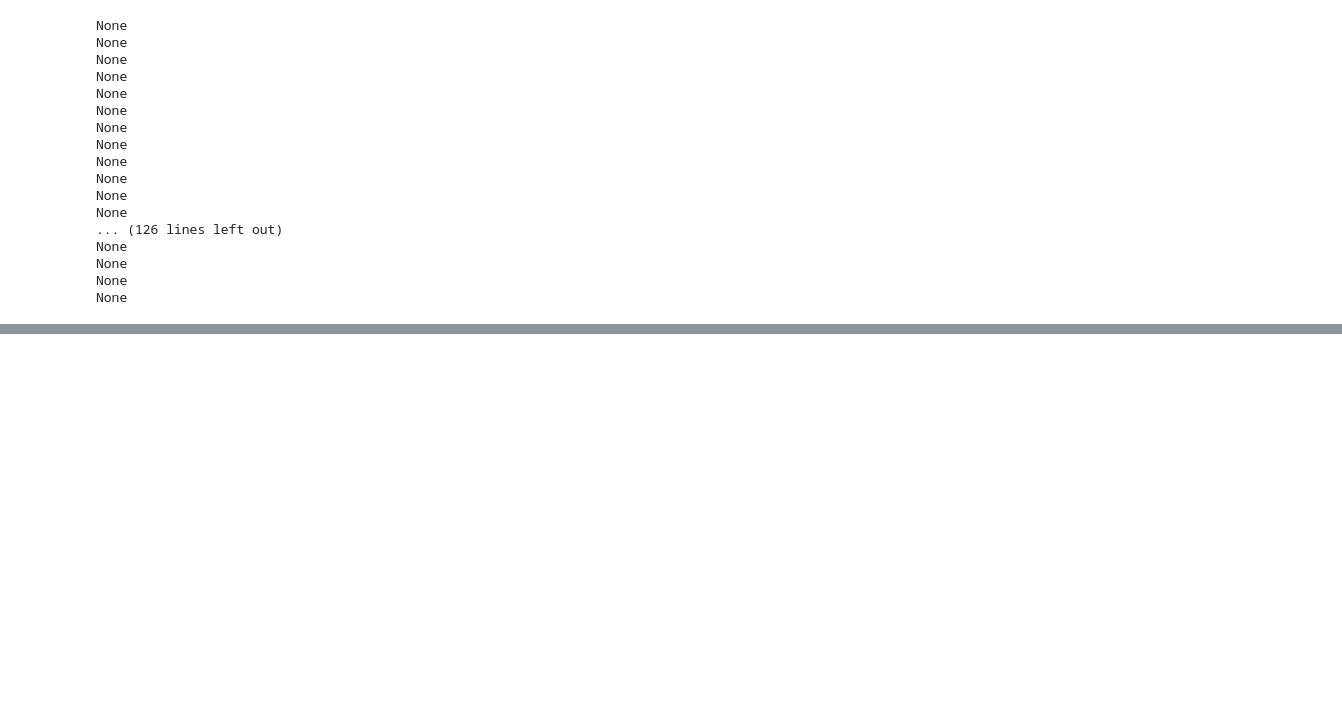
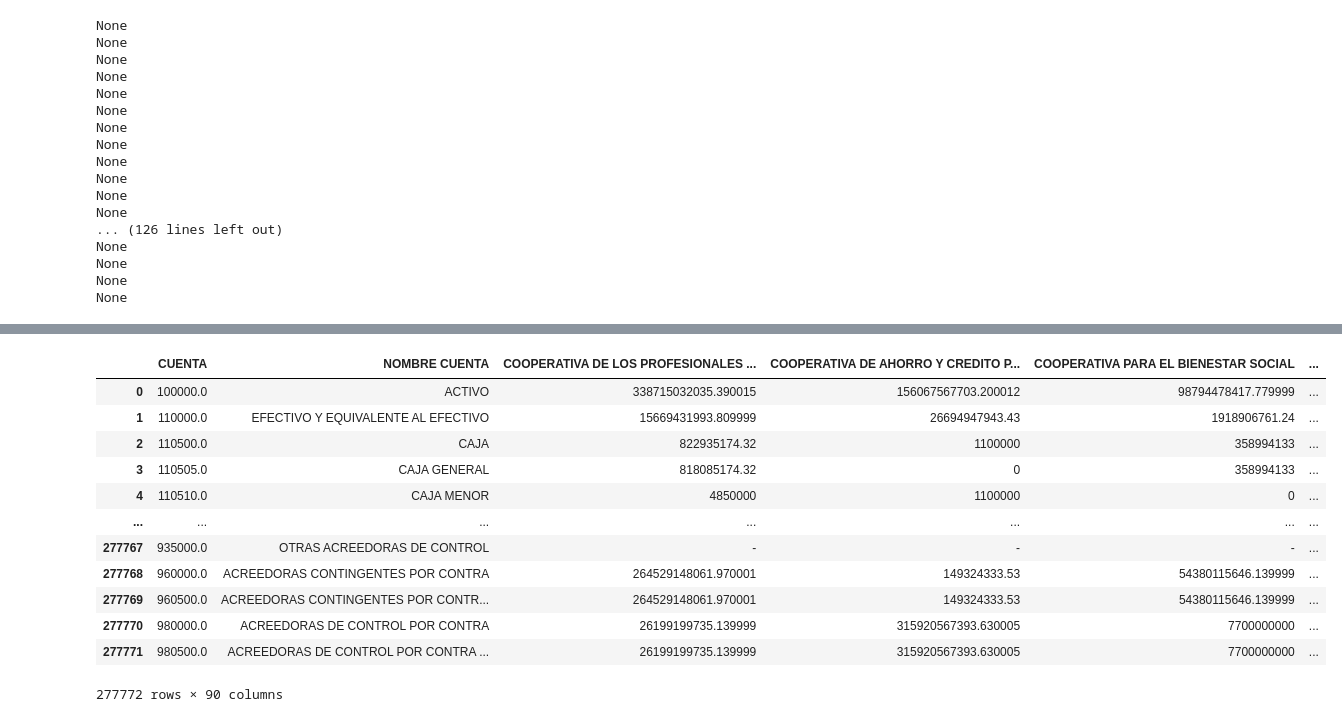
Before and after one commit to awitadelulo/CAMEL_Model_FI, a Jupyter notebook: web_Scraping.ipynb, the cells around one changed output, grey strips where cells are left out. Drawn from its saved outputs; the diff is of its cells as text; code cells hidden in the pictures; blank space fills up the shorter version.

Commit message:
cleaning data

```diff
--- a/web_Scraping.ipynb
+++ b/web_Scraping.ipynb
@@ -300,0 +266,3 @@ anual, o mensual, y como sacarlo
+# %%
+Datos_2013_2025_cooperativas_copia=Datos_2013_2025_cooperativas.copy()
+len(Datos_2013_2025_cooperativas_copia)
@@ -300,0 +271,16 @@ anual, o mensual, y como sacarlo
+# %%
+# Diccionario para convertir nombres de mes a número
+meses_es = {
+    'enero': 1, 'febrero': 2, 'marzo': 3, 'abril': 4,
+    'mayo': 5, 'junio': 6, 'julio': 7, 'agosto': 8,
+    'septiembre': 9, 'octubre': 10, 'noviembre': 11, 'diciembre': 12
+}
+
+# Convertir nombre del mes a número
+Datos_2013_2025_cooperativas_copia['mes_num'] = Datos_2013_2025_cooperativas_copia['MES'].str.lower().map(meses_es)
+
+
+Datos_2013_2025_cooperativas_copia['fecha'] = pd.to_datetime(dict(year=Datos_2013_2025_cooperativas_copia['ANO'],
+                                                                month=Datos_2013_2025_cooperativas_copia['mes_num'], day=1))
+Datos_2013_2025_cooperativas_copia.drop(["MES", "ANO", "mes_num"], inplace=True,axis=1)
+Datos_2013_2025_cooperativas_copia.head()
@@ -300,0 +295,24 @@ anual, o mensual, y como sacarlo
+# %%
+#eliminar datos que no parezcan en todos los años
+anos_unicos = Datos_2013_2025_cooperativas_copia['fecha'].dt.year.unique()
+for ano in anos_unicos:
+    data_ano = Datos_2013_2025_cooperativas_copia[Datos_2013_2025_cooperativas_copia['fecha'].dt.year == ano]
+    columnas_datos = data_ano.drop(columns='fecha')
+    columnas_a_eliminar = columnas_datos.columns[(columnas_datos == 0).all()]
+    Datos_2013_2025_cooperativas_copia.drop(columns=columnas_a_eliminar, inplace=True)
+# %%
+Datos_2013_2025_cooperativas_copia
+# %% [output]
+|  | CUENTA | NOMBRE CUENTA | COOPERATIVA DE LOS PROFESIONALES ... | COOPERATIVA DE AHORRO Y CREDITO P... | COOPERATIVA PARA EL BIENESTAR SOCIAL | ... |
+| 0 | 100000.0 | ACTIVO | 338715032035.390015 | 156067567703.200012 | 98794478417.779999 | ... |
+| 1 | 110000.0 | EFECTIVO Y EQUIVALENTE AL EFECTIVO | 15669431993.809999 | 26694947943.43 | 1918906761.24 | ... |
+| 2 | 110500.0 | CAJA | 822935174.32 | 1100000 | 358994133 | ... |
+| 3 | 110505.0 | CAJA GENERAL | 818085174.32 | 0 | 358994133 | ... |
+| 4 | 110510.0 | CAJA MENOR | 4850000 | 1100000 | 0 | ... |
+| ... | ... | ... | ... | ... | ... | ... |
+| 277767 | 935000.0 | OTRAS ACREEDORAS DE CONTROL | - | - | - | ... |
+| 277768 | 960000.0 | ACREEDORAS CONTINGENTES POR CONTRA | 264529148061.970001 | 149324333.53 | 54380115646.139999 | ... |
+| 277769 | 960500.0 | ACREEDORAS CONTINGENTES POR CONTR... | 264529148061.970001 | 149324333.53 | 54380115646.139999 | ... |
+| 277770 | 980000.0 | ACREEDORAS DE CONTROL POR CONTRA | 26199199735.139999 | 315920567393.630005 | 7700000000 | ... |
+| 277771 | 980500.0 | ACREEDORAS DE CONTROL POR CONTRA ... | 26199199735.139999 | 315920567393.630005 | 7700000000 | ... |
+277772 rows × 90 columns
```
Also changed, not shown: parts of 10 cells of this notebook, 1 other file.
